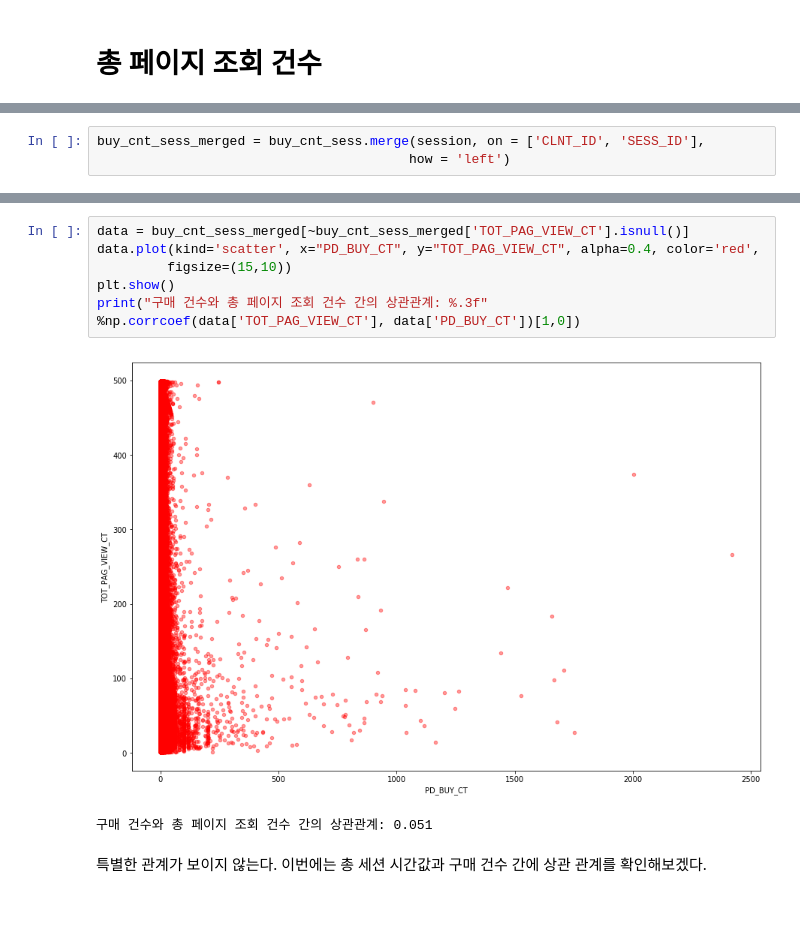
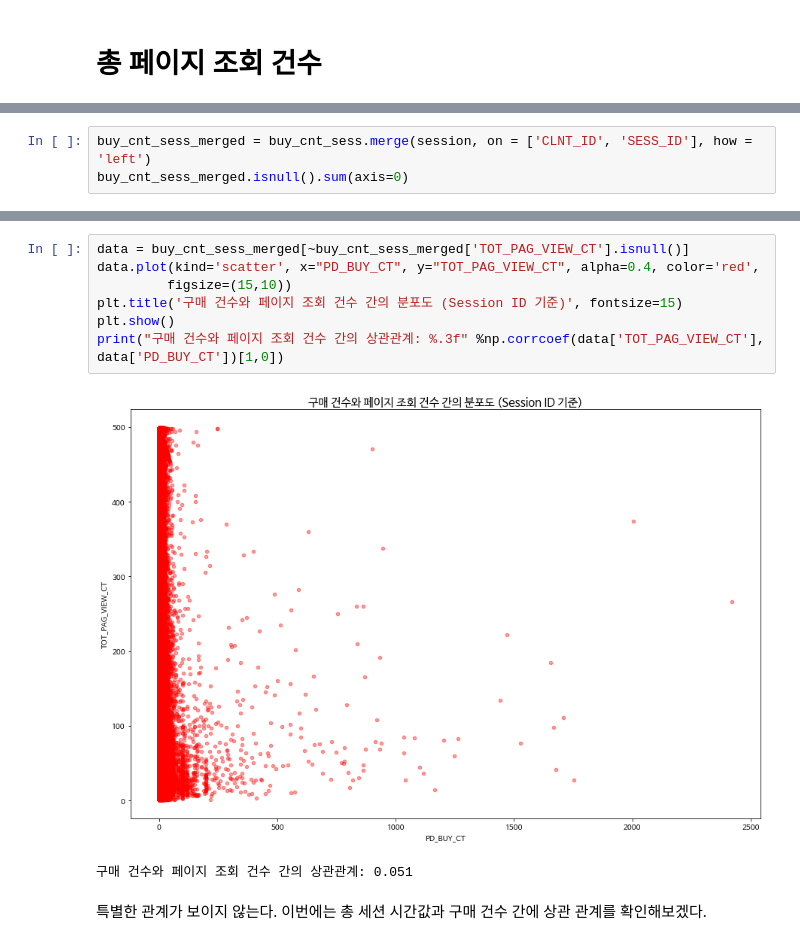
Before and after one commit to seohyunchoi123/L_Point-Competition, a Jupyter notebook: EDA.ipynb, the cells around one changed output, grey strips where cells are left out. Saved outputs shown, nothing was run; the diff lists cells and outputs as text; blank space fills up the shorter version.

```diff
--- a/EDA.ipynb
+++ b/EDA.ipynb
@@ -102,3 +91,3 @@ print("평균 페이지 조회 건 수는 %d 건, 상위 99%%의 조회 건수
 # %%
-buy_cnt_sess_merged = buy_cnt_sess.merge(session, on = ['CLNT_ID', 'SESS_ID'],
-                                        how = 'left')
+buy_cnt_sess_merged = buy_cnt_sess.merge(session, on = ['CLNT_ID', 'SESS_ID'], how = 'left')
+buy_cnt_sess_merged.isnull().sum(axis=0)
@@ -119,12 +106,13 @@ dtype: int64
 # %%
 data = buy_cnt_sess_merged[~buy_cnt_sess_merged['TOT_PAG_VIEW_CT'].isnull()]
 data.plot(kind='scatter', x="PD_BUY_CT", y="TOT_PAG_VIEW_CT", alpha=0.4, color='red',
          figsize=(15,10))
+plt.title('구매 건수와 페이지 조회 건수 간의 분포도 (Session ID 기준)', fontsize=15)
 plt.show()
-print("구매 건수와 총 페이지 조회 건수 간의 상관관계: %.3f" %np.corrcoef(data['TOT_PAG_VIEW_CT'], data['PD_BUY_CT'])[1,0])
+print("구매 건수와 페이지 조회 건수 간의 상관관계: %.3f" %np.corrcoef(data['TOT_PAG_VIEW_CT'], data['PD_BUY_CT'])[1,0])
 # %% [output]
-[figure, old version]
+[figure, new version]
-구매 건수와 총 페이지 조회 건수 간의 상관관계: 0.051
+구매 건수와 페이지 조회 건수 간의 상관관계: 0.051
 # %% [markdown]
 특별한 관계가 보이지 않는다.
 이번에는 총 세션 시간값과 구매 건수 간에 상관 관계를 확인해보겠다.
```
Also changed, not shown: parts of 54 cells of this notebook, 1 other file.
